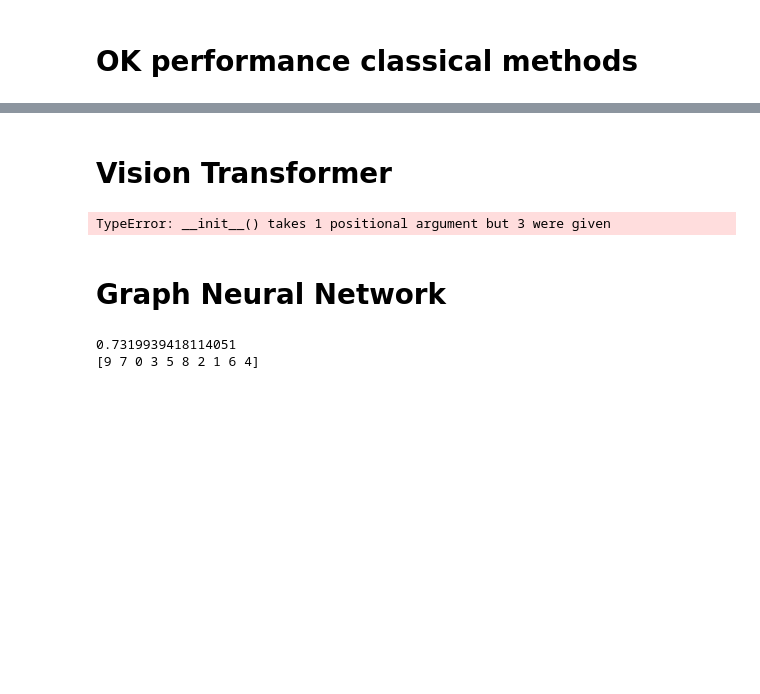
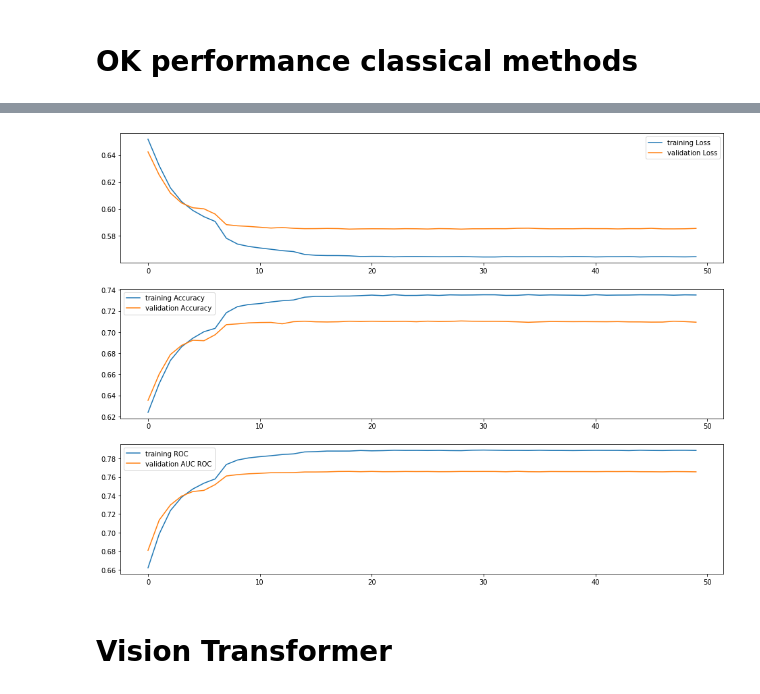
Before and after one commit to Ache17/E2E-2022, a Jupyter notebook: particle_identification.ipynb, the cells around one changed output, grey strips where cells are left out. Cells and saved outputs as stored; diff of their text form; code cells hidden in the pictures; blank space fills up the shorter version.

```diff
--- a/particle_identification.ipynb
+++ b/particle_identification.ipynb
@@ -359,0 +593,27 @@ TypeError: __init__() takes 1 positional argument but 3 were given
+# %%
+class BasicNN(nn.Module):
+    def __init__(self):
+        super(BasicNN, self).__init__()
+        self.flatten = nn.Flatten()
+        self.linear_relu_stack = nn.Sequential(
+            nn.Linear(2* 32 * 32, 256),
+            MaxoutMLP(256, 5, 256),
+            nn.Dropout(0.25),
+            nn.BatchNorm1d(256),
+            nn.Linear(256, 64),
+            nn.ReLU(),
+            nn.Dropout(0.25),
+            nn.Linear(64, 2),
+            nn.Softmax(1)
+        )
+
+    def forward(self, x):
+        x = self.flatten(x)
+        logits = self.linear_relu_stack(x)
+        return logits
+
+
+model_ft = BasicNN()
+model_ft = model_ft.to(device)
+
+summary(model_ft, input_size=(32,32, 2))
@@ -359,0 +640,11 @@ TypeError: __init__() takes 1 positional argument but 3 were given
+# %%
+criterion = nn.CrossEntropyLoss()
+
+# Observe that all parameters are being optimized
+optimizer_ft = optim.Adam(model_ft.parameters())
+
+# Decay LR by a factor of 0.1 every 7 epochs
+exp_lr_scheduler = lr_scheduler.StepLR(optimizer_ft, step_size=7, gamma=0.1)
+
+results = train_model(model_ft, criterion, optimizer_ft, exp_lr_scheduler,{"train" : train_dataloader, "val": validation_dataloader},
+                       {"train" : len(training_data), "val" : len(validation_data)}, saveTo="basicNN", num_epochs=50)
@@ -360,15 +669,6 @@ TypeError: __init__() takes 1 positional argument but 3 were given
+# %%
+plotResults(results)
+# %% [output]
+[figure, added]
 # %% [markdown]
 # Vision Transformer
-# %%
-from importlib import reload
-reload(pytorchUtils)
-# %% [output]
-TypeError: __init__() takes 1 positional argument but 3 were given
-# %% [markdown]
-# Graph Neural Network
-# %%
-print(np.random.permutation(10))
-print(np.random.random())
-# %% [output]
-0.7319939418114051
-[9 7 0 3 5 8 2 1 6 4]
```
Also changed, not shown: parts of 36 cells of this notebook.
